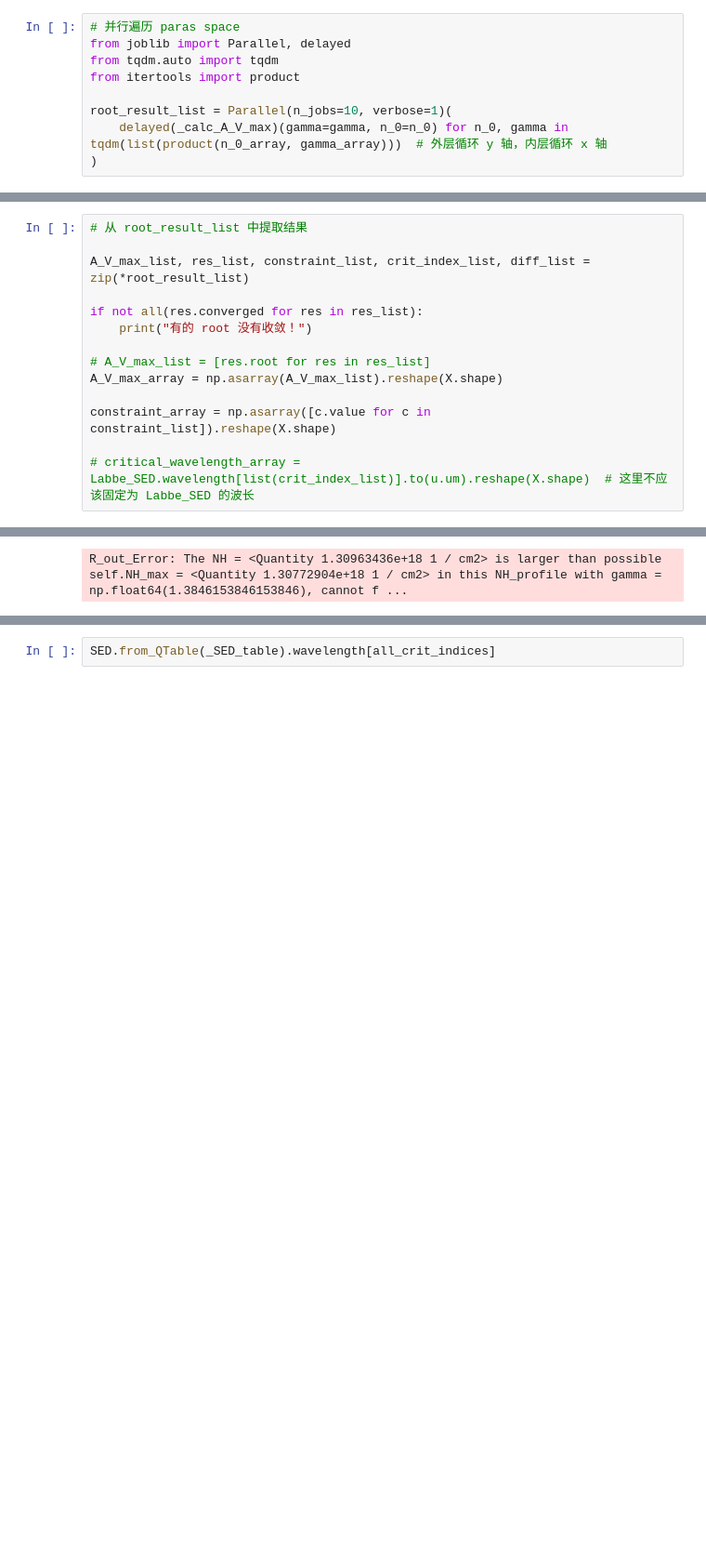
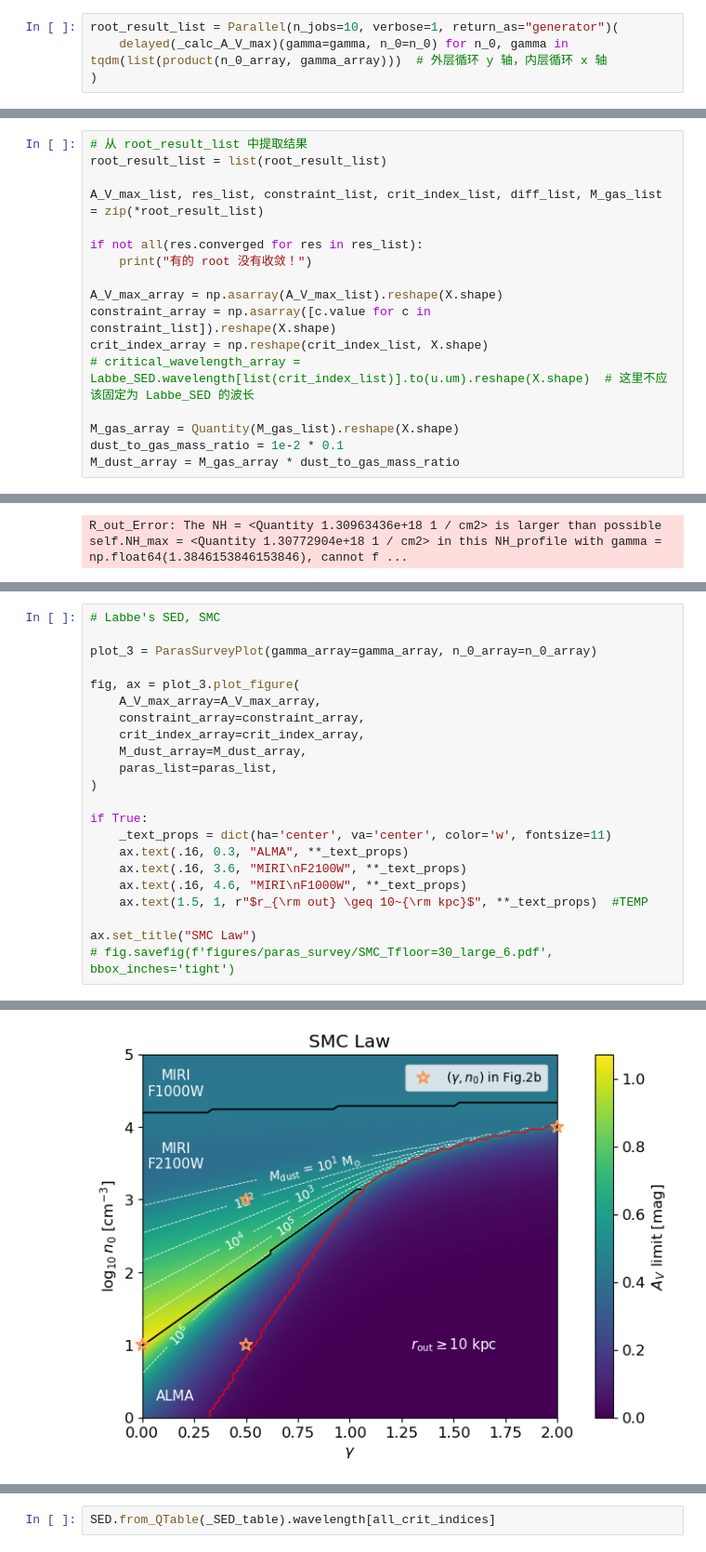
Before and after one commit to c-kj/LRD_dust_modeling, a Jupyter notebook: notebooks/A_V_constraint.ipynb, the cells around one changed output, grey strips where cells are left out. Shown at 93% size. Cells and saved outputs as stored; diff of their text form; blank space fills up the shorter version.

```diff
--- a/notebooks/A_V_constraint.ipynb
+++ b/notebooks/A_V_constraint.ipynb
@@ -1564,12 +909,7 @@ X, Y = np.meshgrid(gamma_array, n_0_array)
 
 # A_V_max_array = np.zeros([len(gamma_array), len(n_0_array)])
 # %%
-# 并行遍历 paras space
-from joblib import Parallel, delayed
-from tqdm.auto import tqdm
-from itertools import product
-
-root_result_list = Parallel(n_jobs=10, verbose=1)(
+root_result_list = Parallel(n_jobs=10, verbose=1, return_as="generator")(
     delayed(_calc_A_V_max)(gamma=gamma, n_0=n_0) for n_0, gamma in tqdm(list(product(n_0_array, gamma_array)))  # 外层循环 y 轴，内层循环 x 轴
 )
 # %% [output]
@@ -1582,17 +917,20 @@ root_result_list = Parallel(n_jobs=10, verbose=1)(
 # %%
 # 从 root_result_list 中提取结果
+root_result_list = list(root_result_list)
 
-A_V_max_list, res_list, constraint_list, crit_index_list, diff_list = zip(*root_result_list)
+A_V_max_list, res_list, constraint_list, crit_index_list, diff_list, M_gas_list = zip(*root_result_list)
 
 if not all(res.converged for res in res_list):
     print("有的 root 没有收敛！")
 
-# A_V_max_list = [res.root for res in res_list]
 A_V_max_array = np.asarray(A_V_max_list).reshape(X.shape)
+constraint_array = np.asarray([c.value for c in constraint_list]).reshape(X.shape)
+crit_index_array = np.reshape(crit_index_list, X.shape)
+# critical_wavelength_array = Labbe_SED.wavelength[list(crit_index_list)].to(u.um).reshape(X.shape)  # 这里不应该固定为 Labbe_SED 的波长
 
-constraint_array = np.asarray([c.value for c in constraint_list]).reshape(X.shape)
-
-# critical_wavelength_array = Labbe_SED.wavelength[list(crit_index_list)].to(u.um).reshape(X.shape)  # 这里不应该固定为 Labbe_SED 的波长
+M_gas_array = Quantity(M_gas_list).reshape(X.shape)
+dust_to_gas_mass_ratio = 1e-2 * 0.1
+M_dust_array = M_gas_array * dust_to_gas_mass_ratio
 # %%
 print(f"max iterations: {max([res.iterations for res in res_list])}")
 # %% [output]
@@ -1821,0 +1011,23 @@ Text(0.5, 1.0, 'SMC Law')
+# %%
+# Labbe's SED, SMC
+
+plot_3 = ParasSurveyPlot(gamma_array=gamma_array, n_0_array=n_0_array)
+
+fig, ax = plot_3.plot_figure(
+    A_V_max_array=A_V_max_array,
+    constraint_array=constraint_array,
+    crit_index_array=crit_index_array,
+    M_dust_array=M_dust_array,
+    paras_list=paras_list,
+)
+
+if True:
+    _text_props = dict(ha='center', va='center', color='w', fontsize=11)
+    ax.text(.16, 0.3, "ALMA", **_text_props)
+    ax.text(.16, 3.6, "MIRI\nF2100W", **_text_props)
+    ax.text(.16, 4.6, "MIRI\nF1000W", **_text_props)
+    ax.text(1.5, 1, r"$r_{\rm out} \geq 10~{\rm kpc}$", **_text_props)  #TEMP
+
+ax.set_title("SMC Law")
+# fig.savefig(f'figures/paras_survey/SMC_Tfloor=30_large_6.pdf', bbox_inches='tight')
+# %% [output]
@@ -1821,0 +1035 @@ Text(0.5, 1.0, 'SMC Law')
+[figure, added]
```
Also changed, not shown: parts of 27 cells of this notebook, 3 other files.
